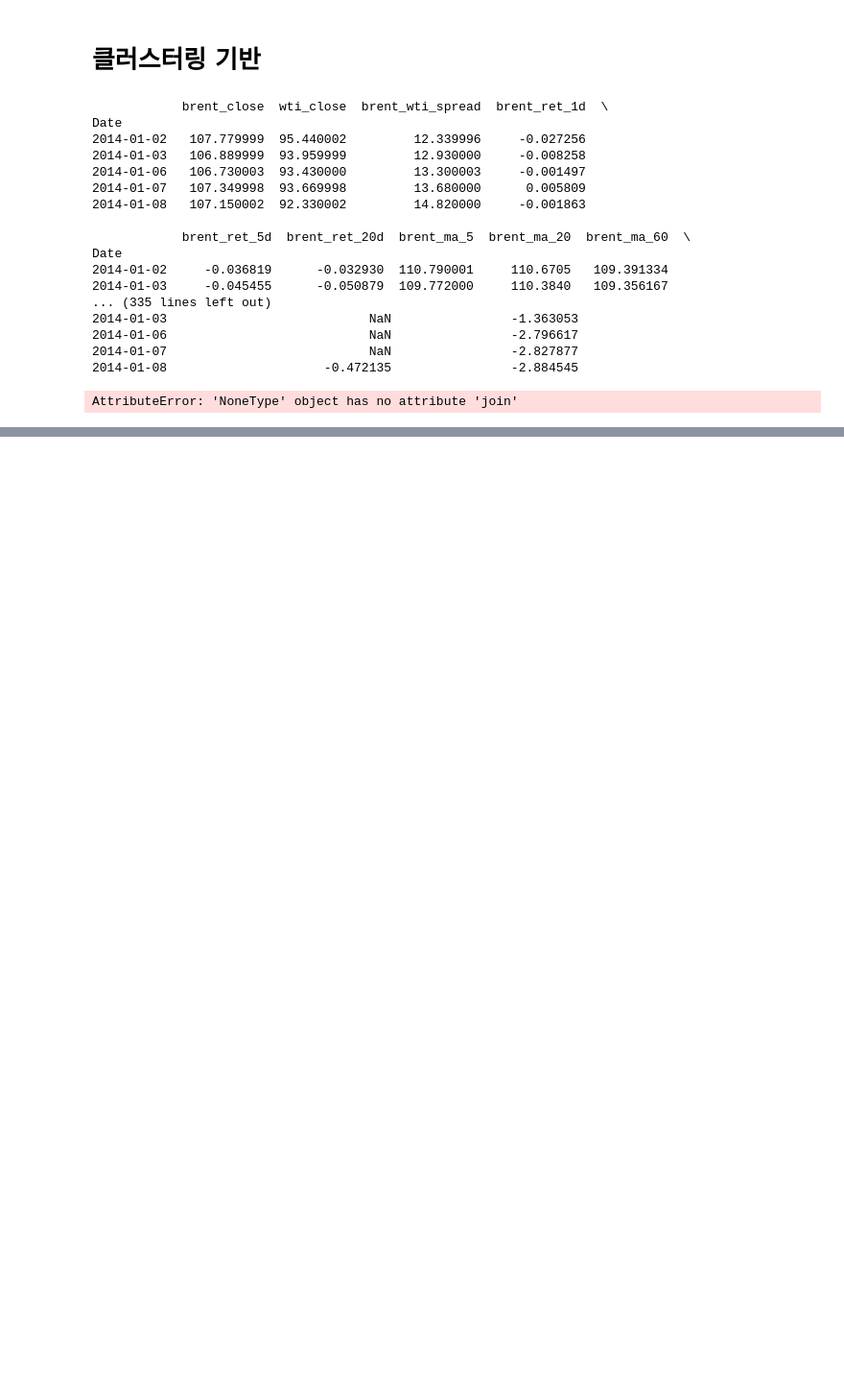
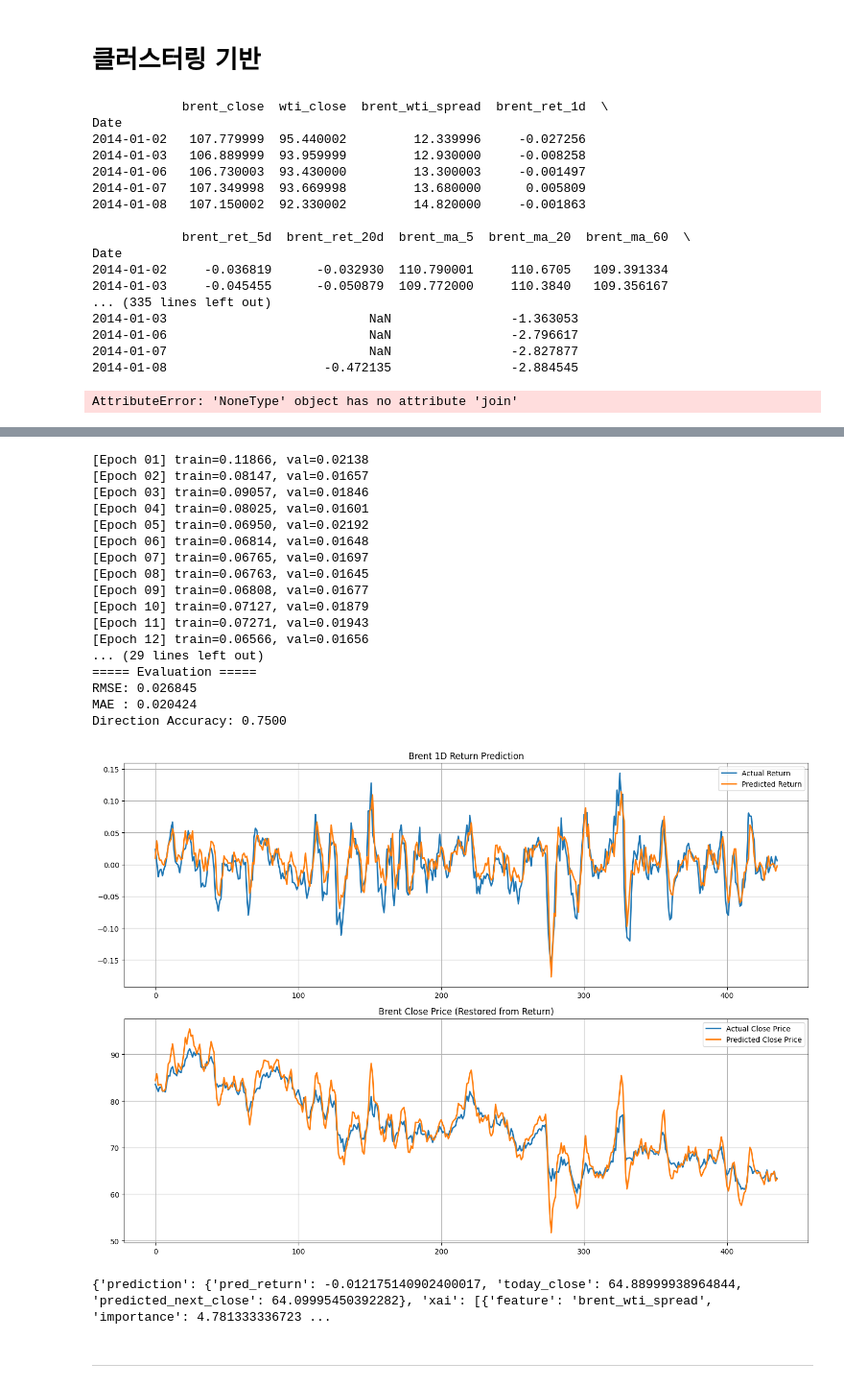
Before and after one commit to Market-Plan-B/Market-Plan-B-AI, a Jupyter notebook: market-tower/test_horizon.ipynb, the cells around one changed output, grey strips where cells are left out. Shown at 96% size. Cells and saved outputs as stored; diff of their text form; code cells hidden in the pictures; blank space fills up the shorter version.

```diff
--- a/market-tower/test_horizon.ipynb
+++ b/market-tower/test_horizon.ipynb
@@ -975,0 +1017,2 @@ Direction Accuracy: 0.7798
+# %%
+features_E_new = merge_news_features(features_new, news_daily)
@@ -1247,0 +1678,37 @@ Direction Accuracy: 0.7310
+# %%
+result = run_bigru_pipeline(features_E)
+
+pred_json = predict_with_xai_and_save(
+    model=result["model"],
+    scaler=result["scaler"],
+    df=features_E_new,
+    train_windows=result["train_windows"],
+    feature_names=result["feature_names"],
+    seq_len=30,
+    target_col="brent_ret_5d",
+    save_path="prediction_2025_11_19.json"
+)
+
+print(pred_json)
+# %% [output]
+[Epoch 01] train=0.11866, val=0.02138
+[Epoch 02] train=0.08147, val=0.01657
+[Epoch 03] train=0.09057, val=0.01846
+[Epoch 04] train=0.08025, val=0.01601
+[Epoch 05] train=0.06950, val=0.02192
+[Epoch 06] train=0.06814, val=0.01648
+[Epoch 07] train=0.06765, val=0.01697
+[Epoch 08] train=0.06763, val=0.01645
+[Epoch 09] train=0.06808, val=0.01677
+[Epoch 10] train=0.07127, val=0.01879
+[Epoch 11] train=0.07271, val=0.01943
+[Epoch 12] train=0.06566, val=0.01656
+... (29 lines left out)
+===== Evaluation =====
+RMSE: 0.026845
+MAE : 0.020424
+Direction Accuracy: 0.7500
+[figure, added]
+{'prediction': {'pred_return': -0.012175140902400017, 'today_close': 64.88999938964844, 'predicted_next_close': 64.09995450392282}, 'xai': [{'feature': 'brent_wti_spread', 'importance': 4.781333336723 ...
+# %% [markdown]
+---
```
Also changed, not shown: parts of 34 cells of this notebook, 11 other files.
